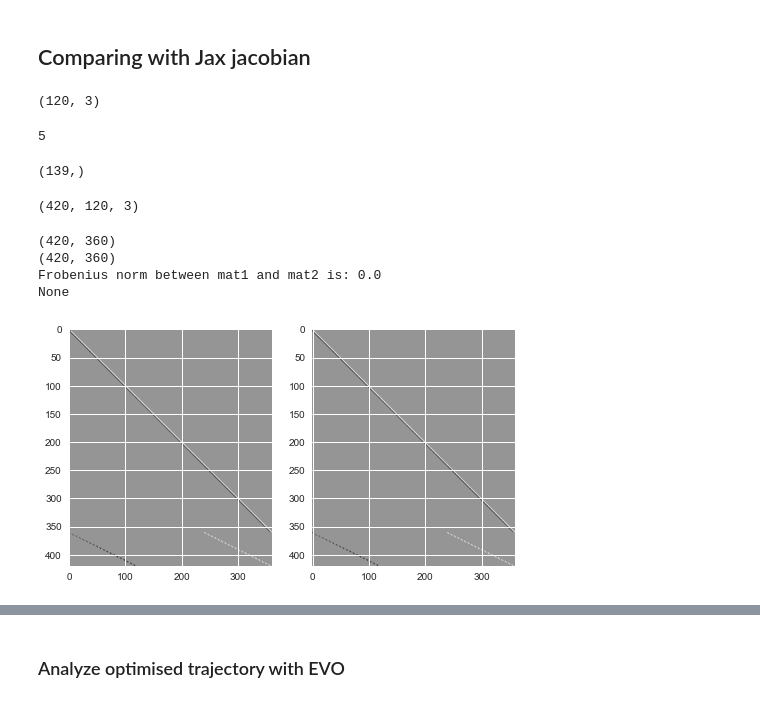
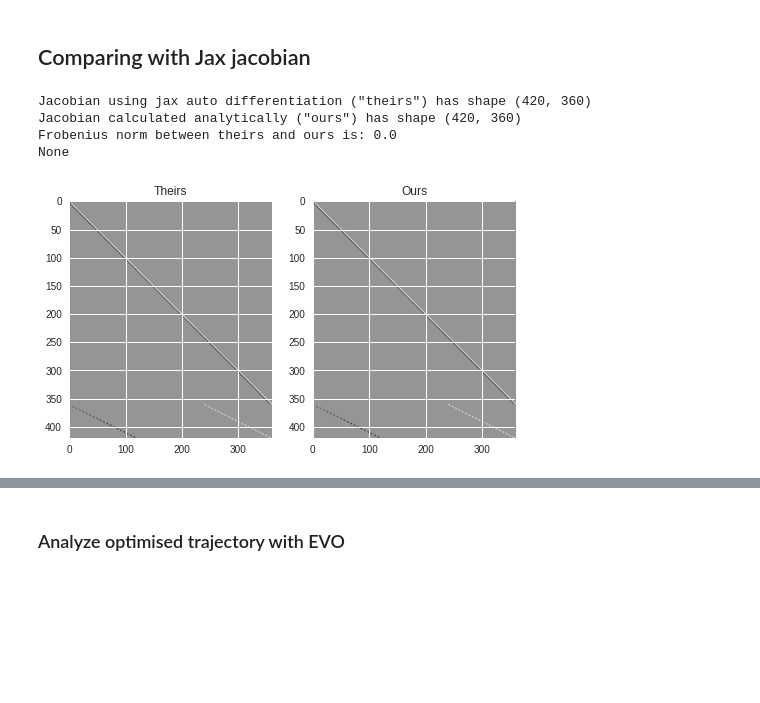
Before and after one commit to Aniket23160/Pose-Graph-SLAM, a Jupyter notebook: 23_outliers_YOUR-NAME_Project-1.ipynb, the cells around one changed output, grey strips where cells are left out. Cells and saved outputs as stored; diff of their text form; code cells hidden in the pictures; blank space fills up the shorter version.

```diff
--- a/23_outliers_YOUR-NAME_Project-1.ipynb
+++ b/23_outliers_YOUR-NAME_Project-1.ipynb
@@ -298,6 +298,7 @@ for i in range(edges[0].shape[0]):
     poses.append(jnp.array([x, y, theta]))
 
 poses = jnp.array(poses)
+anchor = poses[0, :]
 print('Poses (Vertices):', poses.shape)
 draw(poses[:,0], poses[:,1], poses[:,2])
 write_poses(poses, 'edges-poses.g2o')
@@ -359,11 +360,11 @@ def information_matrix(edges, weight_odom, weight_loop, weight_anchor):
 
     return jnp.diag(jnp.array(diagonal))
 
-def residual(current_poses, edges):
+def residual(current_poses, edges, anchor):
     residue = []
 
     # anchor edges
-    residue.extend(list(current_poses[0] - 0))
+    residue.extend(list(current_poses[0] - anchor))
 
     # other edges
     for i in range(edges[0].shape[0]):
@@ -380,10 +381,6 @@ def residual(current_poses, edges):
 
     return jnp.asarray(residue)
 
-# res = residual(poses, edges)
-# print(res.shape)
-# weights = information_matrix(edges, WEIGHT_ODOMETRY, WEIGHT_LOOP_CLOSURE, WEIGHT_ANCHOR)
-# print(weights[2])
 
 def jacobian(current_poses, edges):
     num_constraints = (edges[0].shape[0] * NUM_VARS) + NUM_VARS # for anchor edges
@@ -419,60 +416,46 @@ def jacobian(current_poses, edges):
 
     return J
 
-def get_error(poses, edges, weights):
-    f = residual(poses, edges)
-    # J = jacobian(poses, edges)
+def get_error(poses, edges, weights, anchor):
+    f = residual(poses, edges, anchor)
     return 0.5 * f.T @ weights @ f
 
-def step_lm(poses, edges, weights, lamda):
-    f = residual(poses, edges)
+def step_lm(poses, edges, weights, anchor, lamda):
+    f = residual(poses, edges, anchor)
     J = jacobian(poses, edges)
 
     step = - jnp.linalg.inv(J.T @ weights @ J + lamda * jnp.eye(J.shape[1])) @ J.T @ weights.T @ f
     return step.reshape((-1, NUM_VARS))
 # %% [markdown]
 ## Comparing with Jax jacobian
-# %%
-poses.shape
-# %% [output]
-(120, 3)
-# %%
-len(edges)
-# %% [output]
-5
-# %%
-edges[0].shape
-# %% [output]
-(139,)
 # %%
 get_jacobian = jax.jacfwd(residual, argnums=0)
-J_theirs = get_jacobian(poses, edges)
-print(J_theirs.shape)
+J_theirs = get_jacobian(poses, edges, anchor)
 J_theirs = J_theirs.reshape((420, -1, 1))[:, :, 0]
 
 J_ours = jacobian(poses, edges)
-# %% [output]
-(420, 120, 3)
 # %%
 def frobNorm(P1, P2, str1="mat1", str2="mat2"):
     jnp.set_printoptions(suppress=True)
     val = jnp.linalg.norm(P1 - P2, 'fro')
     print(f"Frobenius norm between {str1} and {str2} is: {val}")
 
-print(J_theirs.shape)
-print(J_ours.shape)
-print(frobNorm(J_ours, J_theirs))
+print('Jacobian using jax auto differentiation ("theirs") has shape', J_theirs.shape)
+print('Jacobian calculated analytically ("ours") has shape', J_ours.shape)
+print(frobNorm(J_theirs, J_ours, 'theirs', 'ours'))
 
 fig, ax = plt.subplots(1, 2)
 ax[0].imshow(J_theirs)
+ax[0].set_title('Theirs')
 ax[1].imshow(J_ours)
+ax[1].set_title('Ours')
 plt.show()
 # %% [output]
-(420, 360)
-(420, 360)
-Frobenius norm between mat1 and mat2 is: 0.0
+Jacobian using jax auto differentiation ("theirs") has shape (420, 360)
+Jacobian calculated analytically ("ours") has shape (420, 360)
+Frobenius norm between theirs and ours is: 0.0
 None
-[figure, old version]
+[figure, new version]
 # %%
 # plot trajectory using matplotlib
 def draw_traj(X, Y, THETA):
```
Also changed, not shown: parts of 4 cells of this notebook.
